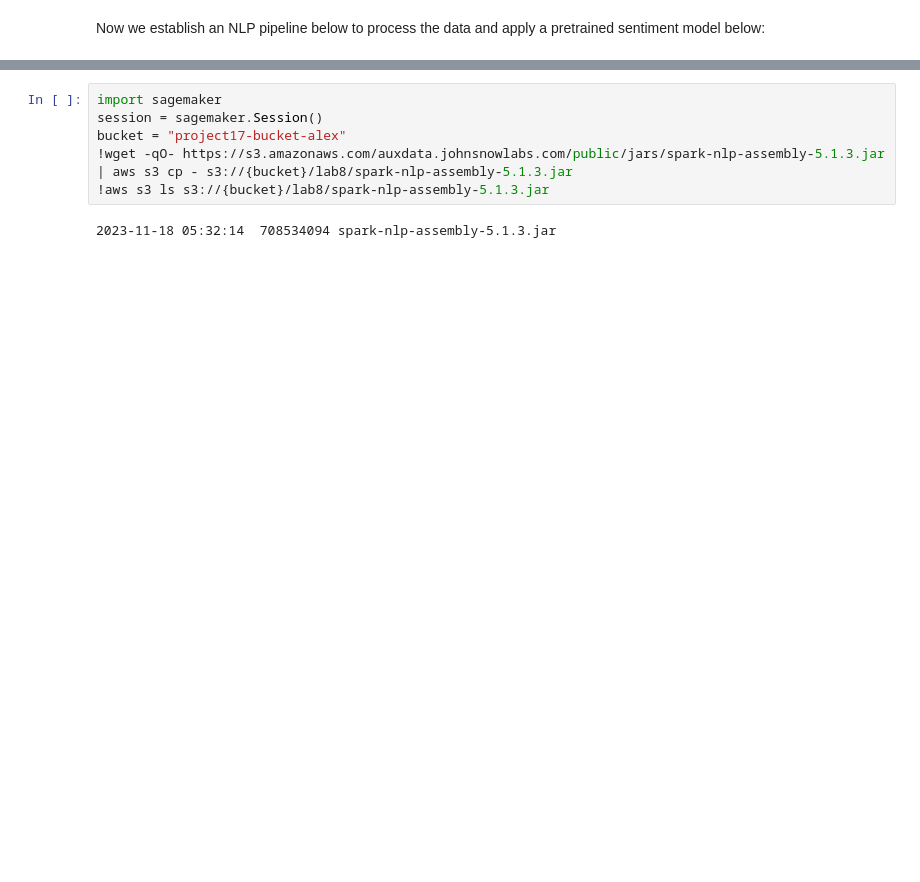
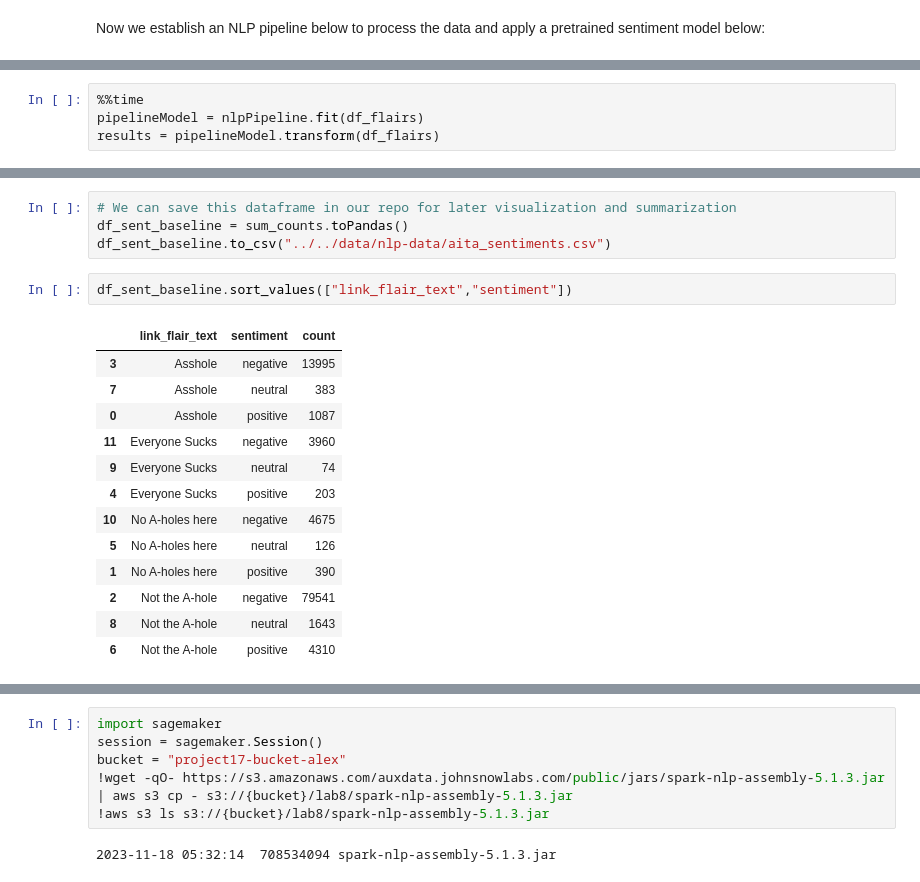
Before and after one commit to gu-dsan6000/fall-2023-reddit-project-team-17, a Jupyter notebook: code/project-nlp/flairs-nlp.ipynb, the cells around one changed output, grey strips where cells are left out. Saved outputs shown, nothing was run; the diff lists cells and outputs as text; blank space fills up the shorter version.

```diff
--- a/code/project-nlp/flairs-nlp.ipynb
+++ b/code/project-nlp/flairs-nlp.ipynb
@@ -73,0 +155,4 @@ Now we establish an NLP pipeline below to process the data and apply a pretraine
+# %%
+%%time
+pipelineModel = nlpPipeline.fit(df_flairs)
+results = pipelineModel.transform(df_flairs)
@@ -73,0 +212,20 @@ Now we establish an NLP pipeline below to process the data and apply a pretraine
+# %%
+# We can save this dataframe in our repo for later visualization and summarization
+df_sent_baseline = sum_counts.toPandas()
+df_sent_baseline.to_csv("../../data/nlp-data/aita_sentiments.csv")
+# %%
+df_sent_baseline.sort_values(["link_flair_text","sentiment"])
+# %% [output]
+|  | link_flair_text | sentiment | count |
+| 3 | Asshole | negative | 13995 |
+| 7 | Asshole | neutral | 383 |
+| 0 | Asshole | positive | 1087 |
+| 11 | Everyone Sucks | negative | 3960 |
+| 9 | Everyone Sucks | neutral | 74 |
+| 4 | Everyone Sucks | positive | 203 |
+| 10 | No A-holes here | negative | 4675 |
+| 5 | No A-holes here | neutral | 126 |
+| 1 | No A-holes here | positive | 390 |
+| 2 | Not the A-hole | negative | 79541 |
+| 8 | Not the A-hole | neutral | 1643 |
+| 6 | Not the A-hole | positive | 4310 |
```
Also changed, not shown: parts of 23 cells of this notebook, 3 other files.
